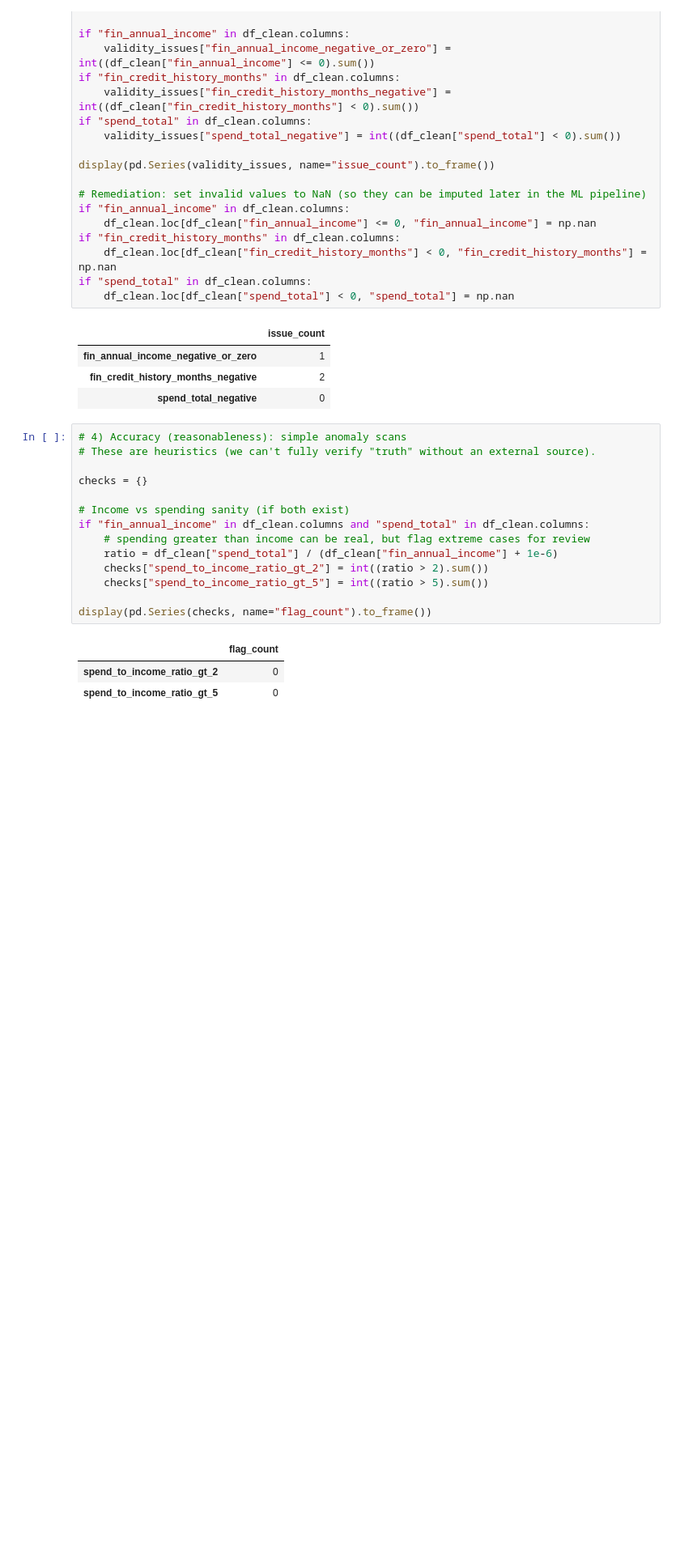
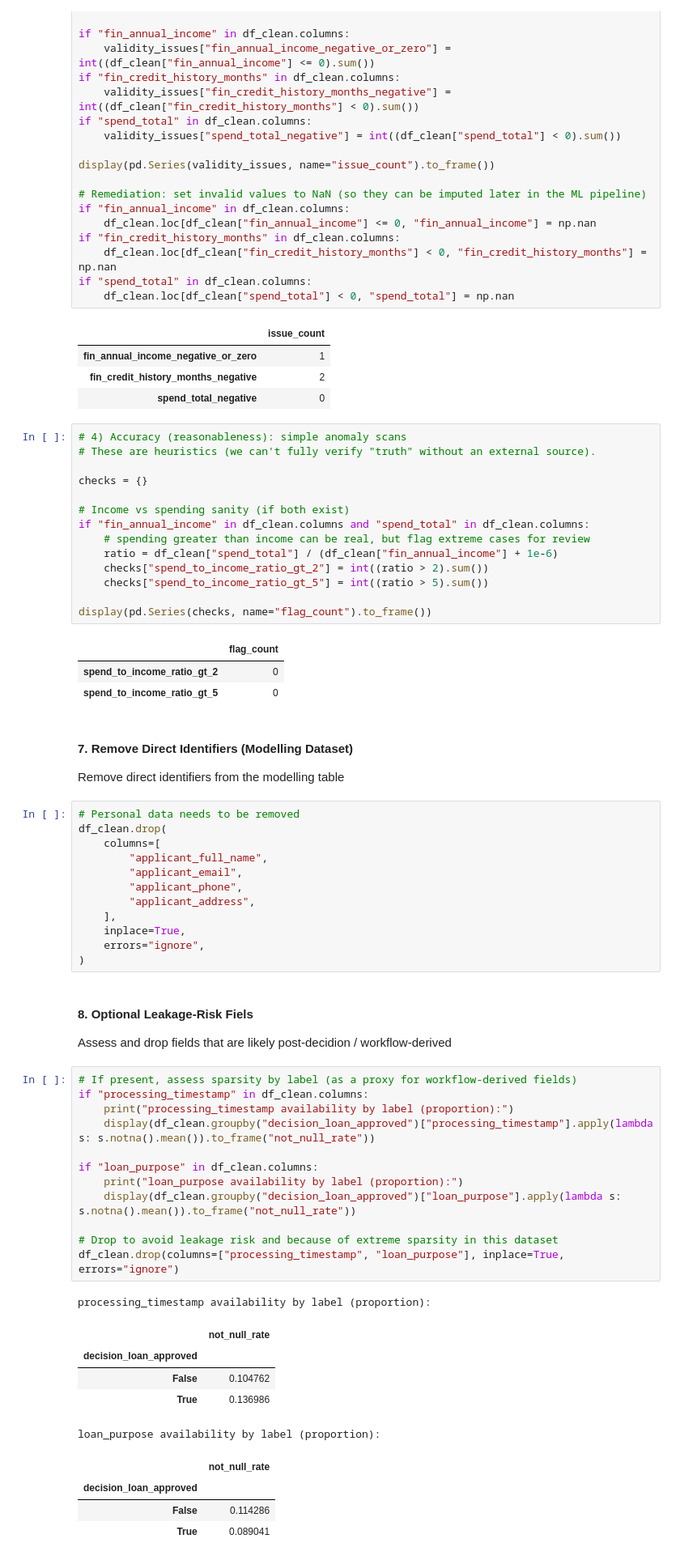
Before and after one commit to leo-nor-pro/dego-project-team6, a Jupyter notebook: notebooks/01-data-quality.ipynb, the cells around one changed output. Shown at 81% size. Drawn from its saved outputs; the diff is of its cells as text; blank space fills up the shorter version.

Commit message:
Add "Remove Direct Identifiers" and "Optional Leakage-Risk Fields" to notebook

```diff
--- a/notebooks/01-data-quality.ipynb
+++ b/notebooks/01-data-quality.ipynb
@@ -378,3 +378,44 @@ display(pd.Series(checks, name="flag_count").to_frame())
 |  | flag_count |
 | spend_to_income_ratio_gt_2 | 0 |
 | spend_to_income_ratio_gt_5 | 0 |
+# %% [markdown]
+#### 7. Remove Direct Identifiers (Modelling Dataset)
+Remove direct identifiers from the modelling table
+# %%
+# Personal data needs to be removed
+df_clean.drop(
+    columns=[
+        "applicant_full_name",
+        "applicant_email",
+        "applicant_phone",
+        "applicant_address",
+    ],
+    inplace=True,
+    errors="ignore",
+)
+# %% [markdown]
+#### 8. Optional Leakage-Risk Fiels
+Assess and drop fields that are likely post-decidion / workflow-derived
+# %%
+# If present, assess sparsity by label (as a proxy for workflow-derived fields)
+if "processing_timestamp" in df_clean.columns:
+    print("processing_timestamp availability by label (proportion):")
+    display(df_clean.groupby("decision_loan_approved")["processing_timestamp"].apply(lambda s: s.notna().mean()).to_frame("not_null_rate"))
+
+if "loan_purpose" in df_clean.columns:
+    print("loan_purpose availability by label (proportion):")
+    display(df_clean.groupby("decision_loan_approved")["loan_purpose"].apply(lambda s: s.notna().mean()).to_frame("not_null_rate"))
+
+# Drop to avoid leakage risk and because of extreme sparsity in this dataset
+df_clean.drop(columns=["processing_timestamp", "loan_purpose"], inplace=True, errors="ignore")
+# %% [output]
+processing_timestamp availability by label (proportion):
+|  | not_null_rate |
+| decision_loan_approved |  |
+| False | 0.104762 |
+| True | 0.136986 |
+loan_purpose availability by label (proportion):
+|  | not_null_rate |
+| decision_loan_approved |  |
+| False | 0.114286 |
+| True | 0.089041 |
```
